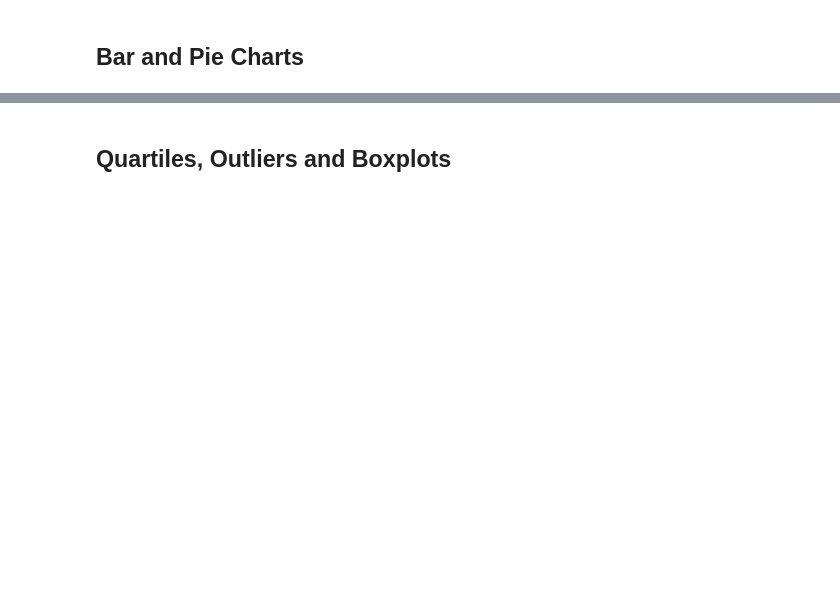
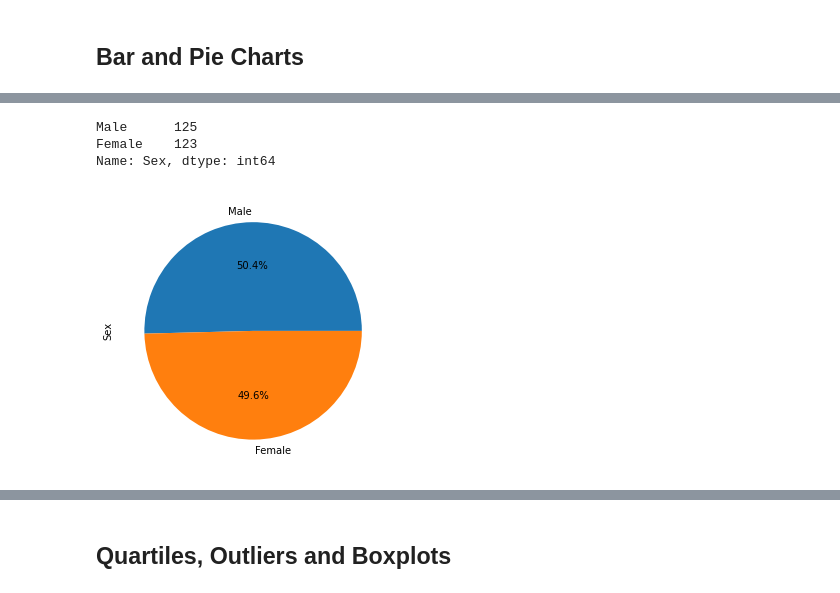
Before and after one commit to leniartemily/Pymaceuticals_Matplotlib, a Jupyter notebook: pymaceuticals_starter.ipynb, the cells around one changed output, grey strips where cells are left out. Saved outputs shown, nothing was run; the diff lists cells and outputs as text; code cells hidden in the pictures; blank space fills up the shorter version.

```diff
--- a/pymaceuticals_starter.ipynb
+++ b/pymaceuticals_starter.ipynb
@@ -85,0 +159,4 @@ len(clean_count_mouse["Mouse ID"].unique())
+# %%
+#drop duplicate values of genders within mouse id
+unique_gender_df = clean_count_mouse.drop_duplicates(subset='Mouse ID', keep='first')
+unique_gender_df
@@ -85,0 +177,14 @@ len(clean_count_mouse["Mouse ID"].unique())
+# %%
+sex_counts = unique_gender_df.Sex.value_counts()
+sex_counts
+# %% [output]
+Male      125
+Female    123
+Name: Sex, dtype: int64
+# %%
+# Generate a pie plot using both Pandas's that shows the distribution of female or male mice in the study.
+plt.figure(figsize=(7,5))
+pie=sex_counts.plot(kind="pie",autopct='%1.1f%%')
+plt.show(pie)
+# %% [output]
+[figure, added]
```
Also changed, not shown: parts of 28 cells of this notebook.
